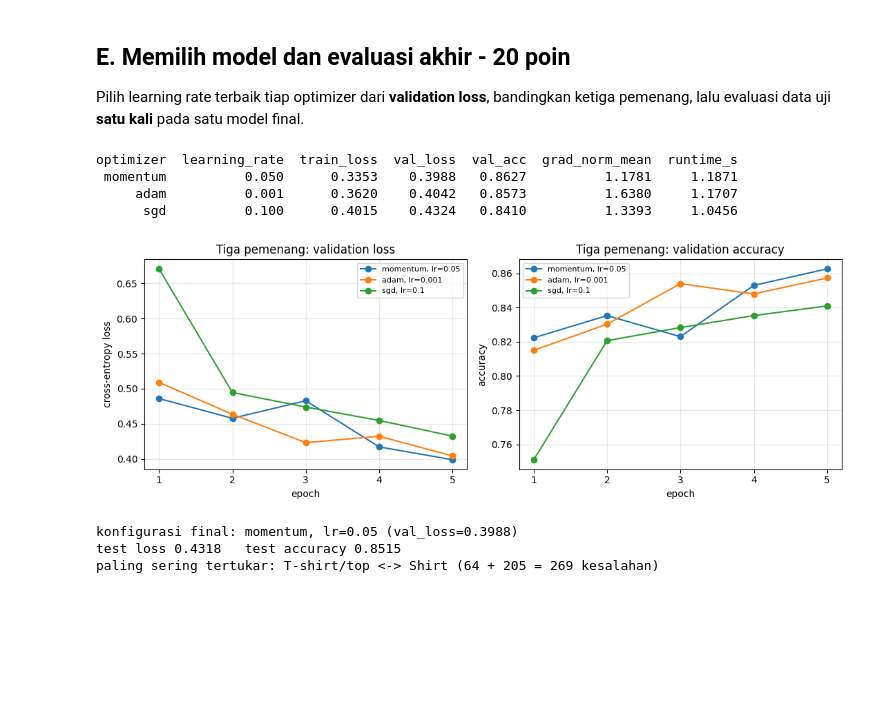
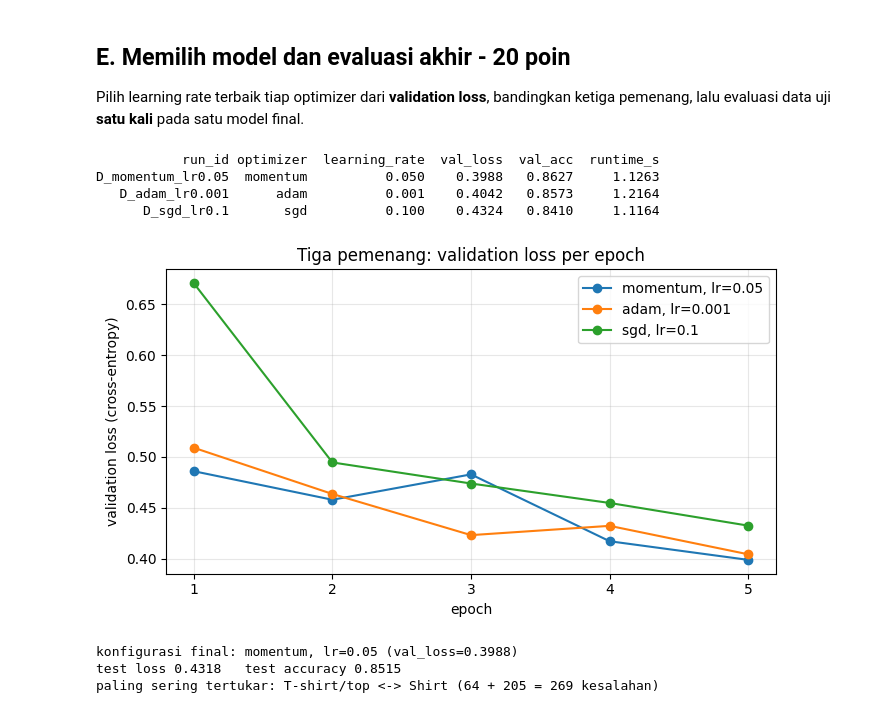
Before and after one commit to dillcipher/Modul-Praktikum-Deep-Learning, a Jupyter notebook: modul-03/M03_123450048.ipynb, the cells around one changed output. Cells and saved outputs as stored; diff of their text form; code cells hidden in the pictures; blank space fills up the shorter version.

```diff
--- a/modul-03/M03_123450048.ipynb
+++ b/modul-03/M03_123450048.ipynb
@@ -117,7 +112,7 @@ BATCH = 128
 EPOCH = 5
 
 def buat_model():
-    # Model 784 -> 128 -> 10, bobot awal selalu sama karena seed di-reset.
+    """Kembalikan model 784 -> 128 -> 10 yang SELALU dimulai dari seed sama."""
     torch.manual_seed(SEED)
     model = nn.Sequential(
         nn.Flatten(),
@@ -128,6 +123,7 @@ def buat_model():
     return model.to(DEVICE)
 
 def buat_optimizer(nama, params, lr):
+    """Kembalikan SGD, SGD+momentum 0.9, atau Adam sesuai nama."""
     if nama == 'sgd':
         return torch.optim.SGD(params, lr=lr)
     if nama == 'momentum':
@@ -284,13 +286,17 @@ grid = {'sgd': [0.01, 0.1, 0.5],
         'momentum': [0.01, 0.05, 0.1],
         'adam': [1e-4, 1e-3, 1e-2]}
 
+# Jalankan seluruh kombinasi, simpan ke daftar `hasil`
+# dan riwayat tiap run ke dict `riwayat_semua`.
 hasil, riwayat_semua = [], {}
 for nama_opt, daftar_lr in grid.items():
     for lr in daftar_lr:
-        _, riw, cat = jalankan(nama_opt, lr, run_id=f'D_{nama_opt}_lr{lr:g}')
+        _, riw, cat = jalankan(nama_opt, lr)
+        cat['run_id'] = f'D_{nama_opt}_lr{lr:g}'
         cat['notes'] = 'grid optimizer x learning rate'
         hasil.append(cat)
         riwayat_semua[(nama_opt, lr)] = riw
+        print(f"{cat['run_id']:<18} val_loss/epoch:", np.round(riw['val_loss'], 3).tolist())
 
 tabel = pd.DataFrame(hasil)
 print(tabel[['run_id', 'optimizer', 'learning_rate', 'val_loss', 'val_acc',
@@ -312,28 +327,30 @@ D_momentum_lr0.01  momentum         0.0100    0.4298   0.8503     1.2170
 
 Pilih learning rate terbaik tiap optimizer dari **validation loss**, bandingkan ketiga pemenang, lalu evaluasi data uji **satu kali** pada satu model final.
 # %%
+# Tentukan pemenang tiap optimizer, tampilkan tabel perbandingan
+# (val_loss, val_acc, runtime_s) dan satu grafik tiga kurva.
 pemenang = (tabel.loc[tabel.groupby('optimizer')['val_loss'].idxmin()]
             .sort_values('val_loss').reset_index(drop=True))
-print(pemenang[['optimizer', 'learning_rate', 'train_loss', 'val_loss', 'val_acc',
-                'grad_norm_mean', 'runtime_s']].to_string(index=False))
+print(pemenang[['run_id', 'optimizer', 'learning_rate', 'val_loss', 'val_acc',
+                'runtime_s']].to_string(index=False))
 
-fig, ax = plt.subplots(1, 2, figsize=(11, 4))
+fig, ax = plt.subplots(figsize=(7, 4))
 for _, baris in pemenang.iterrows():
     riw = riwayat_semua[(baris['optimizer'], baris['learning_rate'])]
-    label = f"{baris['optimizer']}, lr={baris['learning_rate']:g}"
-    ax[0].plot(epoch_ax, riw['val_loss'], marker='o', label=label)
-    ax[1].plot(epoch_ax, riw['val_acc'], marker='o', label=label)
-ax[0].set(title='Tiga pemenang: validation loss', xlabel='epoch', ylabel='cross-entropy loss')
-ax[1].set(title='Tiga pemenang: validation accuracy', xlabel='epoch', ylabel='accuracy')
-for a in ax:
-    a.set_xticks(epoch_ax); a.grid(alpha=0.3); a.legend(fontsize=8)
+    ax.plot(epoch_ax, riw['val_loss'], marker='o',
+            label=f"{baris['optimizer']}, lr={baris['learning_rate']:g}")
+ax.set(title='Tiga pemenang: validation loss per epoch', xlabel='epoch',
+       ylabel='validation loss (cross-entropy)')
+ax.set_xticks(epoch_ax)
+ax.grid(alpha=0.3)
+ax.legend()
 plt.tight_layout()
 fig.savefig(f'M03_{NIM}_perbandingan.png', dpi=150)
 plt.show()
 # %% [output]
-optimizer  learning_rate  train_loss  val_loss  val_acc  grad_norm_mean  runtime_s
- momentum          0.050      0.3353    0.3988   0.8627          1.1781     1.1871
-     adam          0.001      0.3620    0.4042   0.8573          1.6380     1.1707
-      sgd          0.100      0.4015    0.4324   0.8410          1.3393     1.0456
+           run_id optimizer  learning_rate  val_loss  val_acc  runtime_s
+D_momentum_lr0.05  momentum          0.050    0.3988   0.8627     1.1263
+   D_adam_lr0.001      adam          0.001    0.4042   0.8573     1.2164
+      D_sgd_lr0.1       sgd          0.100    0.4324   0.8410     1.1164
-[figure, old version]
+[figure, new version]
 # %%
```
Also changed, not shown: parts of 17 cells of this notebook, 3 other files.
